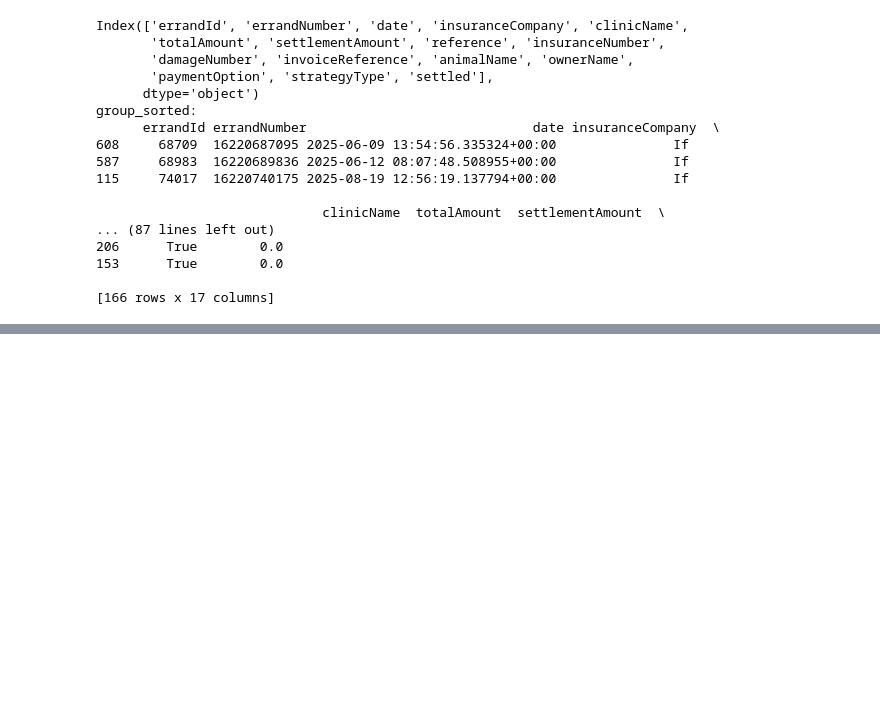
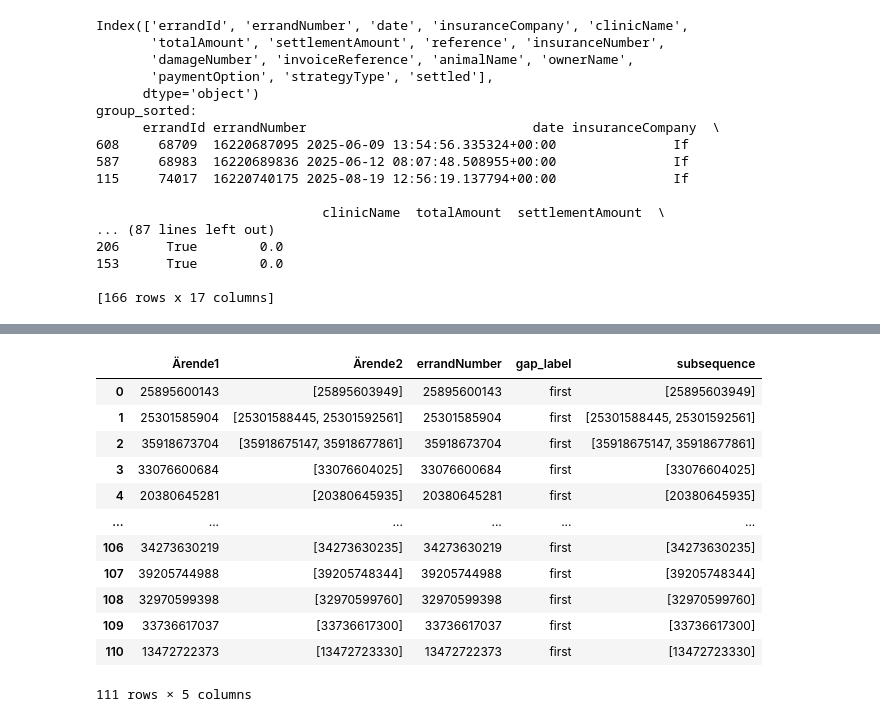
Before and after one commit to Jacque008/email_fastAPI, a Jupyter notebook: test.ipynb, the cells around one changed output, grey strips where cells are left out. Saved outputs shown, nothing was run; the diff lists cells and outputs as text; code cells hidden in the pictures; blank space fills up the shorter version.

```diff
--- a/test.ipynb
+++ b/test.ipynb
@@ -254,0 +251,6 @@ filtered
+# %%
+e['återbesök'] = [[] for i in range(len(e))]
+f = e.groupby(['animalName','ownerName','insuranceCompany','errandNumber_before'])
+# for idx, r in f:
+#     if r.errandNumber_before.count()>2:
+#         print("=========== ",idx," =============\n",r)
@@ -254,0 +318,22 @@ filtered
+# %%
+import pandas as pd
+
+def merge_chain(df: pd.DataFrame, col1: str, col2: str) -> pd.DataFrame:
+    df = df.copy()
+    result = []
+    start_nodes = set(df[col1]) - set(df[col2])
+    for start in start_nodes:
+        chain = []
+        current = start
+        while True:
+            row = df.loc[df[col1] == current]
+            if row.empty:
+                break
+            next_val = row[col2].values[0]
+            chain.append(next_val)
+            current = next_val
+        result.append({col1: start, col2: chain})
+    return pd.DataFrame(result)
+
+sub = merge_chain(emy, 'Ärende1','Ärende2')
+sub
@@ -254,0 +467,17 @@ filtered
+# %%
+g = sub.merge(j, left_on='Ärende1', right_on='errandNumber', how='left')
+g
+# %% [output]
+|  | Ärende1 | Ärende2 | errandNumber | gap_label | subsequence |
+| 0 | 25895600143 | [25895603949] | 25895600143 | first | [25895603949] |
+| 1 | 25301585904 | [25301588445, 25301592561] | 25301585904 | first | [25301588445, 25301592561] |
+| 2 | 35918673704 | [35918675147, 35918677861] | 35918673704 | first | [35918675147, 35918677861] |
+| 3 | 33076600684 | [33076604025] | 33076600684 | first | [33076604025] |
+| 4 | 20380645281 | [20380645935] | 20380645281 | first | [20380645935] |
+| ... | ... | ... | ... | ... | ... |
+| 106 | 34273630219 | [34273630235] | 34273630219 | first | [34273630235] |
+| 107 | 39205744988 | [39205748344] | 39205744988 | first | [39205748344] |
+| 108 | 32970599398 | [32970599760] | 32970599398 | first | [32970599760] |
+| 109 | 33736617037 | [33736617300] | 33736617037 | first | [33736617300] |
+| 110 | 13472722373 | [13472723330] | 13472722373 | first | [13472723330] |
+111 rows × 5 columns
```
Also changed, not shown: parts of 18 cells of this notebook, 4 other files.
